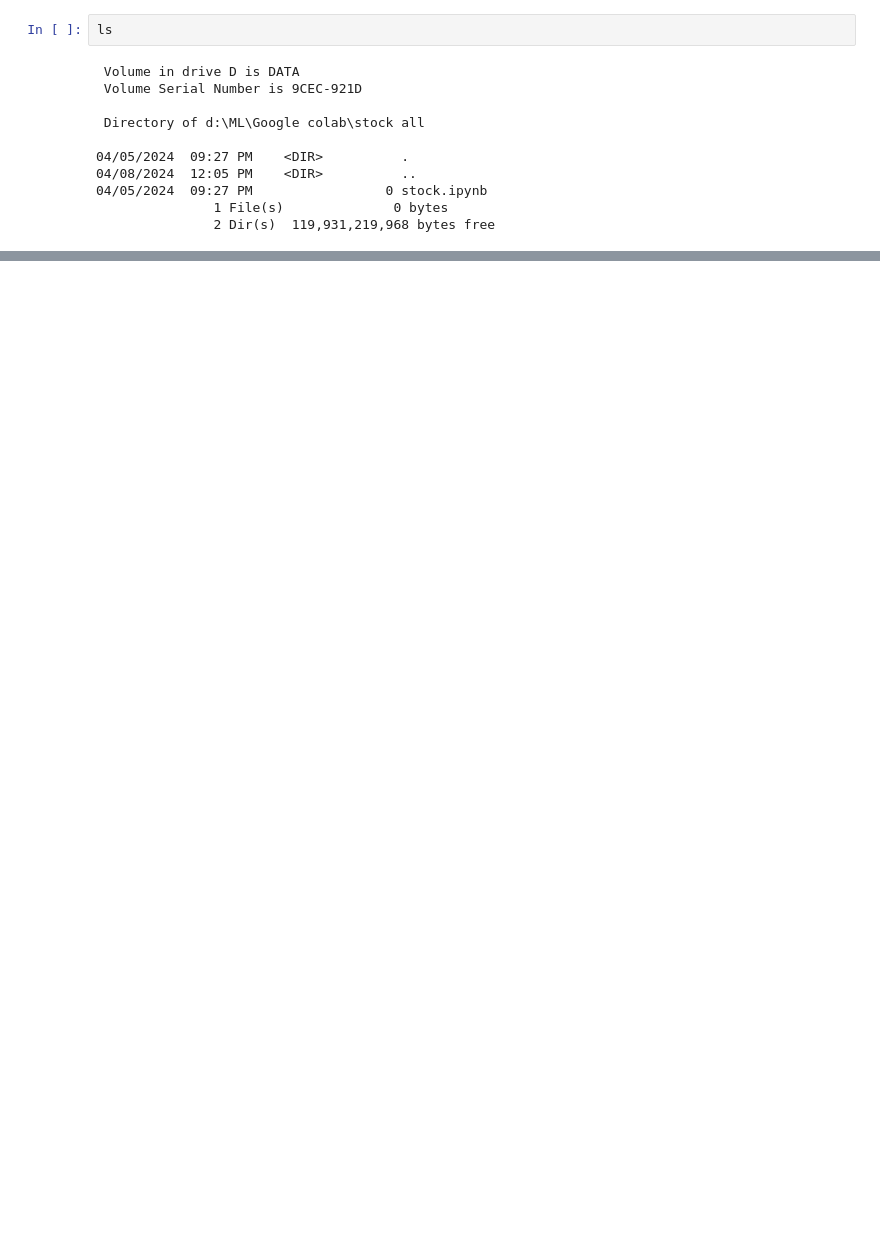
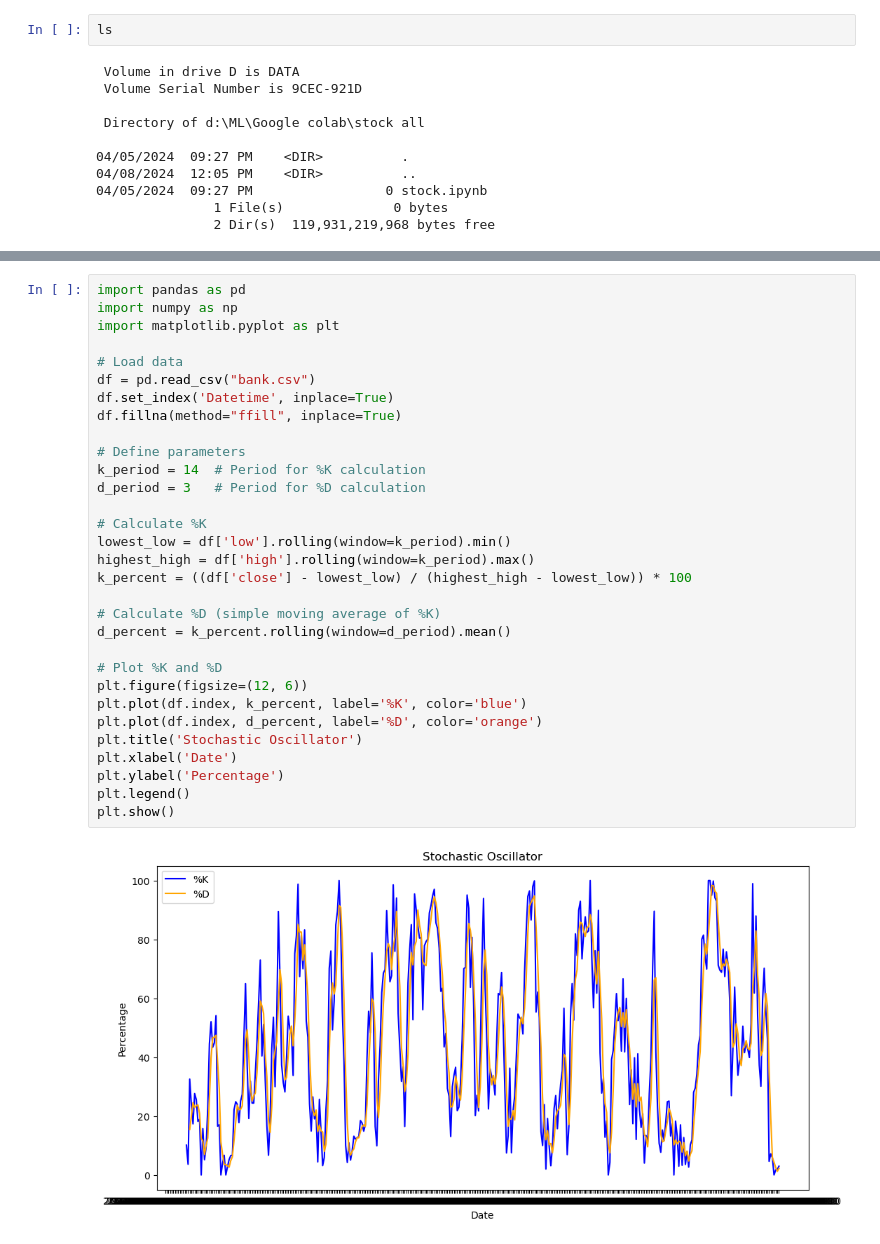
Before and after one commit to santhosh-kumar-17/Machine-Learning, a Jupyter notebook: Google colab/stock all/stock.ipynb, the cells around one changed output, grey strips where cells are left out. Saved outputs shown, nothing was run; the diff lists cells and outputs as text; blank space fills up the shorter version.

```diff
--- a/Google colab/stock all/stock.ipynb
+++ b/Google colab/stock all/stock.ipynb
@@ -97,0 +191,33 @@ plt.show()
+# %%
+import pandas as pd
+import numpy as np
+import matplotlib.pyplot as plt
+
+# Load data
+df = pd.read_csv("bank.csv")
+df.set_index('Datetime', inplace=True)
+df.fillna(method="ffill", inplace=True)
+
+# Define parameters
+k_period = 14  # Period for %K calculation
+d_period = 3   # Period for %D calculation
+
+# Calculate %K
+lowest_low = df['low'].rolling(window=k_period).min()
+highest_high = df['high'].rolling(window=k_period).max()
+k_percent = ((df['close'] - lowest_low) / (highest_high - lowest_low)) * 100
+
+# Calculate %D (simple moving average of %K)
+d_percent = k_percent.rolling(window=d_period).mean()
+
+# Plot %K and %D
+plt.figure(figsize=(12, 6))
+plt.plot(df.index, k_percent, label='%K', color='blue')
+plt.plot(df.index, d_percent, label='%D', color='orange')
+plt.title('Stochastic Oscillator')
+plt.xlabel('Date')
+plt.ylabel('Percentage')
+plt.legend()
+plt.show()
+# %% [output]
+[figure, added]
```
Also changed, not shown: parts of 13 cells of this notebook, 14 other files.
